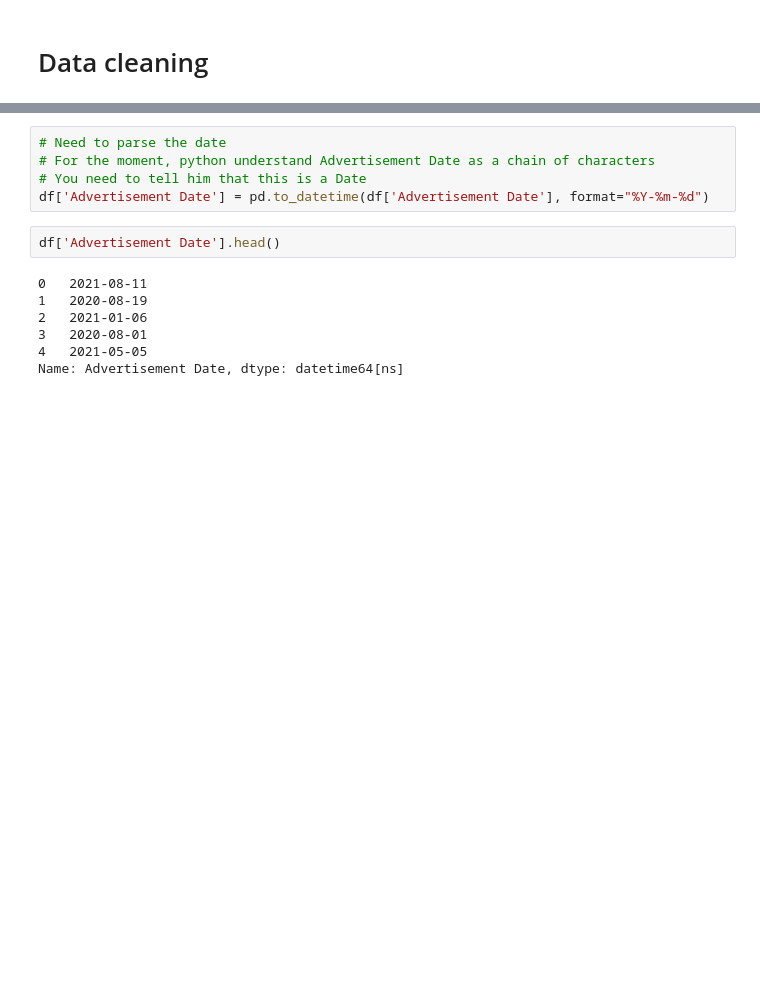
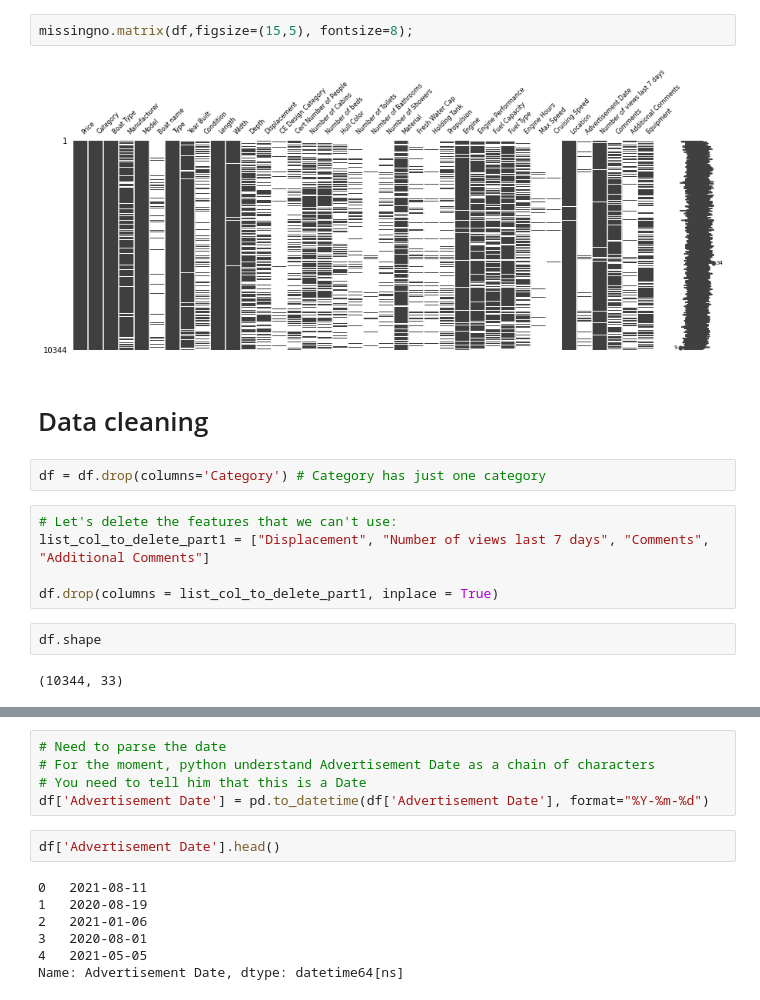
Before and after one commit to lovedatascience1/AcademyPublic, a Jupyter notebook: Boats.ipynb, the cells around one changed output, grey strips where cells are left out. Saved outputs shown, nothing was run; the diff lists cells and outputs as text; blank space fills up the shorter version.

```diff
--- a/Boats.ipynb
+++ b/Boats.ipynb
@@ -331,2 +151,17 @@ np.round(df['Fuel Type'].value_counts(True, dropna=False)*100, 2)
+# %%
+missingno.matrix(df,figsize=(15,5), fontsize=8);
+# %% [output]
+[figure, added]
 # %% [markdown]
 # Data cleaning
+# %%
+df = df.drop(columns='Category') # Category has just one category
+# %%
+# Let's delete the features that we can't use:
+list_col_to_delete_part1 = ["Displacement", "Number of views last 7 days", "Comments", "Additional Comments"]
+
+df.drop(columns = list_col_to_delete_part1, inplace = True)
+# %%
+df.shape
+# %% [output]
+(10344, 33)
```
Also changed, not shown: parts of 143 cells of this notebook.
